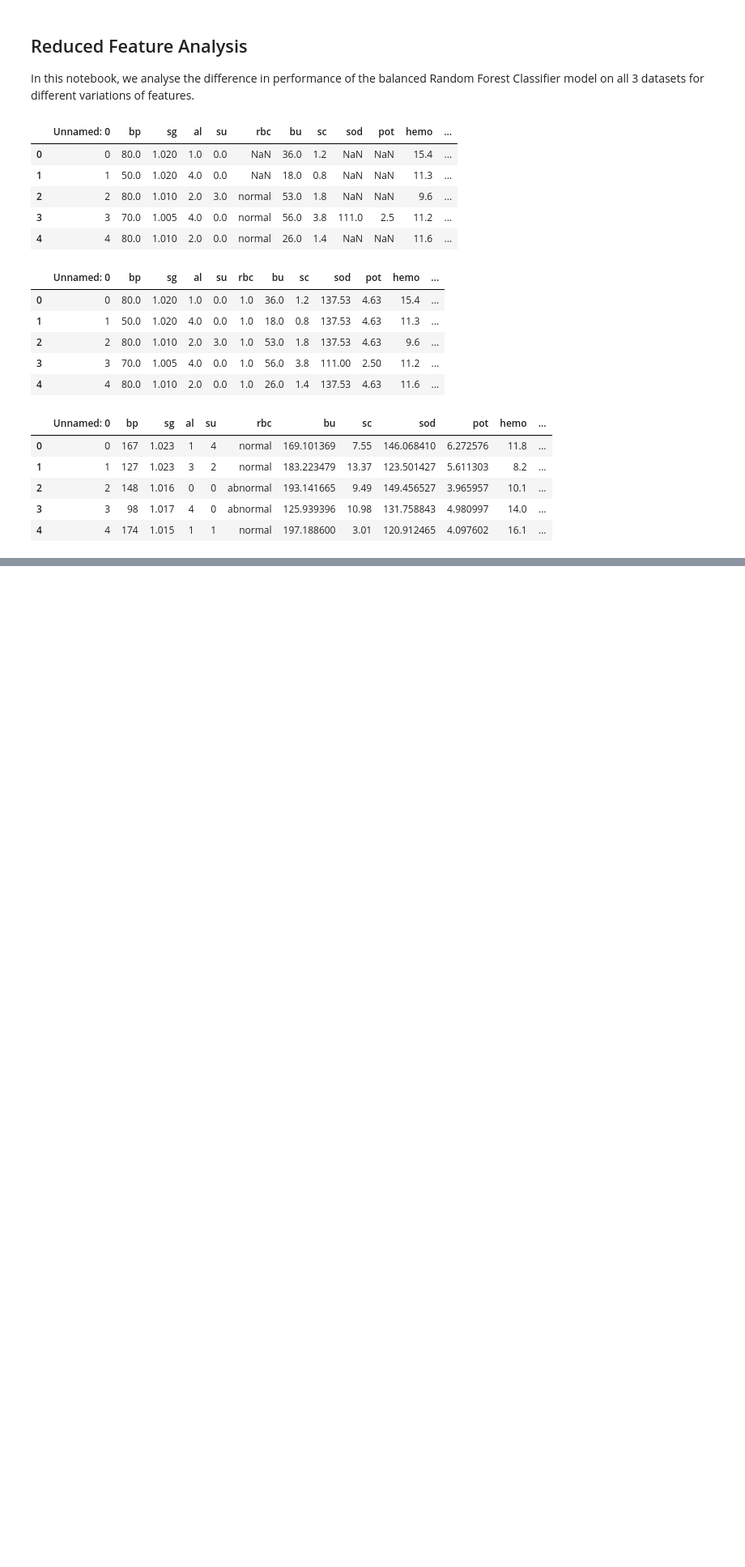
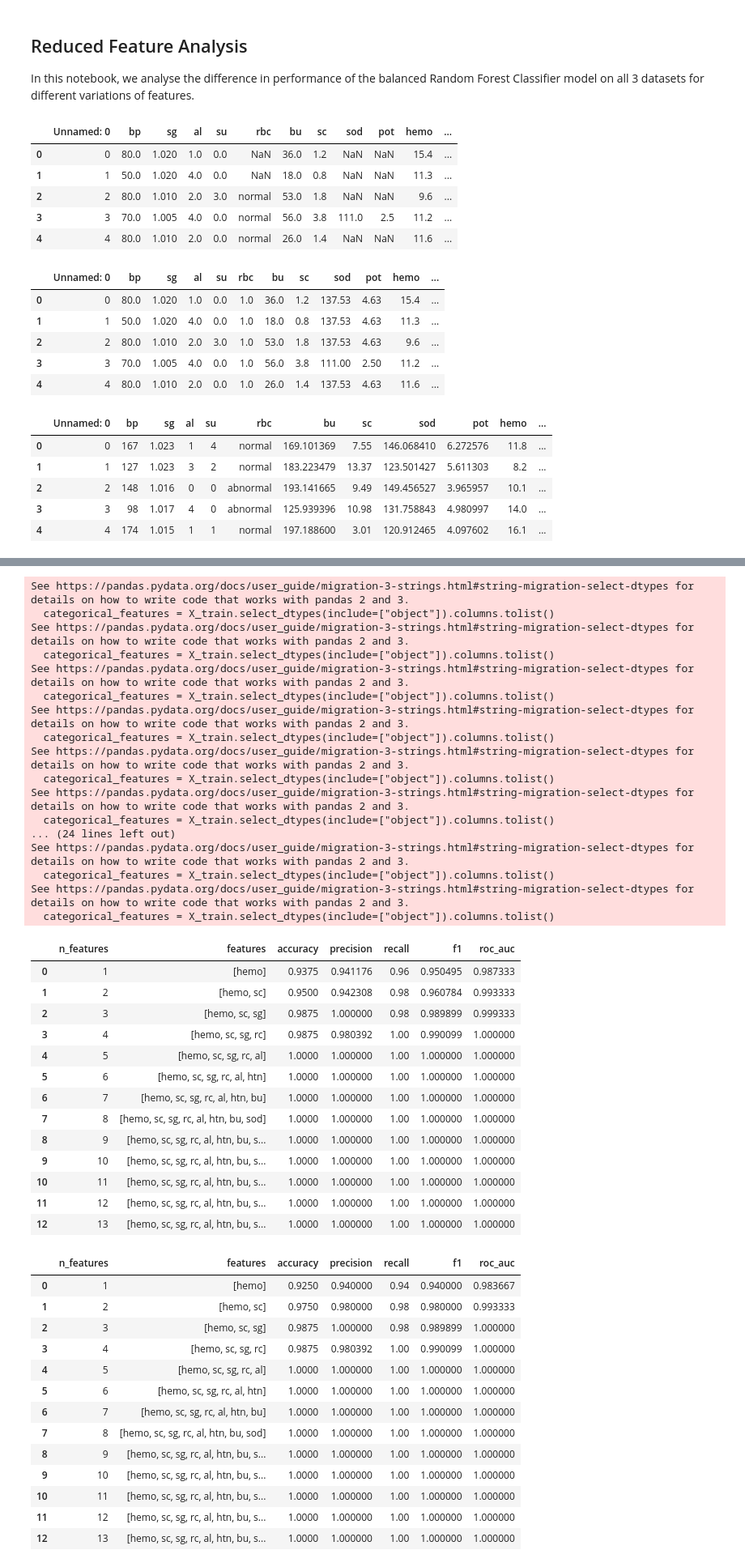
Before and after one commit to Group-16-Project/IntelSysProject, a Jupyter notebook: src/reduced_feature_analysis.ipynb, the cells around one changed output, grey strips where cells are left out. Shown at 81% size. Saved outputs shown, nothing was run; the diff lists cells and outputs as text; code cells hidden in the pictures; blank space fills up the shorter version.

```diff
--- a/src/reduced_feature_analysis.ipynb
+++ b/src/reduced_feature_analysis.ipynb
@@ -115 +167,13 @@ def evaluate_feature_subset(df, selected_features, random_state=42):
+# %%
+def build_feature_progression_tables(df, feature_sets):
+    unbalanced_results = [
+        evaluate_feature_subset_unbalanced(df, selected_features, random_state=42)
+        for selected_features in feature_sets
+    ]
+    balanced_results = [
+        evaluate_feature_subset_balanced(df, selected_features, random_state=42)
+        for selected_features in feature_sets
+    ]
+
+    return pd.DataFrame(unbalanced_results), pd.DataFrame(balanced_results)
 # %%
@@ -209,3 +216,58 @@ See https://pandas.pydata.org/docs/user_guide/migration-3-strings.html#string-mi
+# %%
+# Dataset 1 - Compare unbalanced and balanced models across gradually increasing feature sets
+
+dataset1_feature_sets = [f1, f2, f3, f4, f5, f6, f7, f8, f9, f10, f11, f12, f13]
+
+results_df_unbalanced, results_df = build_feature_progression_tables(df1, dataset1_feature_sets)
+
+display(results_df_unbalanced)
+display(results_df)
+# %% [output]
+See https://pandas.pydata.org/docs/user_guide/migration-3-strings.html#string-migration-select-dtypes for details on how to write code that works with pandas 2 and 3.
+  categorical_features = X_train.select_dtypes(include=["object"]).columns.tolist()
+See https://pandas.pydata.org/docs/user_guide/migration-3-strings.html#string-migration-select-dtypes for details on how to write code that works with pandas 2 and 3.
+  categorical_features = X_train.select_dtypes(include=["object"]).columns.tolist()
+See https://pandas.pydata.org/docs/user_guide/migration-3-strings.html#string-migration-select-dtypes for details on how to write code that works with pandas 2 and 3.
+  categorical_features = X_train.select_dtypes(include=["object"]).columns.tolist()
+See https://pandas.pydata.org/docs/user_guide/migration-3-strings.html#string-migration-select-dtypes for details on how to write code that works with pandas 2 and 3.
+  categorical_features = X_train.select_dtypes(include=["object"]).columns.tolist()
+See https://pandas.pydata.org/docs/user_guide/migration-3-strings.html#string-migration-select-dtypes for details on how to write code that works with pandas 2 and 3.
+  categorical_features = X_train.select_dtypes(include=["object"]).columns.tolist()
+See https://pandas.pydata.org/docs/user_guide/migration-3-strings.html#string-migration-select-dtypes for details on how to write code that works with pandas 2 and 3.
+  categorical_features = X_train.select_dtypes(include=["object"]).columns.tolist()
+... (24 lines left out)
+See https://pandas.pydata.org/docs/user_guide/migration-3-strings.html#string-migration-select-dtypes for details on how to write code that works with pandas 2 and 3.
+  categorical_features = X_train.select_dtypes(include=["object"]).columns.tolist()
+See https://pandas.pydata.org/docs/user_guide/migration-3-strings.html#string-migration-select-dtypes for details on how to write code that works with pandas 2 and 3.
+  categorical_features = X_train.select_dtypes(include=["object"]).columns.tolist()
+|  | n_features | features | accuracy | precision | recall | f1 | roc_auc |
+| 0 | 1 | [hemo] | 0.9375 | 0.941176 | 0.96 | 0.950495 | 0.987333 |
+| 1 | 2 | [hemo, sc] | 0.9500 | 0.942308 | 0.98 | 0.960784 | 0.993333 |
+| 2 | 3 | [hemo, sc, sg] | 0.9875 | 1.000000 | 0.98 | 0.989899 | 0.999333 |
+| 3 | 4 | [hemo, sc, sg, rc] | 0.9875 | 0.980392 | 1.00 | 0.990099 | 1.000000 |
+| 4 | 5 | [hemo, sc, sg, rc, al] | 1.0000 | 1.000000 | 1.00 | 1.000000 | 1.000000 |
+| 5 | 6 | [hemo, sc, sg, rc, al, htn] | 1.0000 | 1.000000 | 1.00 | 1.000000 | 1.000000 |
+| 6 | 7 | [hemo, sc, sg, rc, al, htn, bu] | 1.0000 | 1.000000 | 1.00 | 1.000000 | 1.000000 |
+| 7 | 8 | [hemo, sc, sg, rc, al, htn, bu, sod] | 1.0000 | 1.000000 | 1.00 | 1.000000 | 1.000000 |
+| 8 | 9 | [hemo, sc, sg, rc, al, htn, bu, s... | 1.0000 | 1.000000 | 1.00 | 1.000000 | 1.000000 |
+| 9 | 10 | [hemo, sc, sg, rc, al, htn, bu, s... | 1.0000 | 1.000000 | 1.00 | 1.000000 | 1.000000 |
+| 10 | 11 | [hemo, sc, sg, rc, al, htn, bu, s... | 1.0000 | 1.000000 | 1.00 | 1.000000 | 1.000000 |
+| 11 | 12 | [hemo, sc, sg, rc, al, htn, bu, s... | 1.0000 | 1.000000 | 1.00 | 1.000000 | 1.000000 |
+| 12 | 13 | [hemo, sc, sg, rc, al, htn, bu, s... | 1.0000 | 1.000000 | 1.00 | 1.000000 | 1.000000 |
+|  | n_features | features | accuracy | precision | recall | f1 | roc_auc |
+| 0 | 1 | [hemo] | 0.9250 | 0.940000 | 0.94 | 0.940000 | 0.983667 |
+| 1 | 2 | [hemo, sc] | 0.9750 | 0.980000 | 0.98 | 0.980000 | 0.993333 |
+| 2 | 3 | [hemo, sc, sg] | 0.9875 | 1.000000 | 0.98 | 0.989899 | 1.000000 |
+| 3 | 4 | [hemo, sc, sg, rc] | 0.9875 | 0.980392 | 1.00 | 0.990099 | 1.000000 |
+| 4 | 5 | [hemo, sc, sg, rc, al] | 1.0000 | 1.000000 | 1.00 | 1.000000 | 1.000000 |
+| 5 | 6 | [hemo, sc, sg, rc, al, htn] | 1.0000 | 1.000000 | 1.00 | 1.000000 | 1.000000 |
+| 6 | 7 | [hemo, sc, sg, rc, al, htn, bu] | 1.0000 | 1.000000 | 1.00 | 1.000000 | 1.000000 |
+| 7 | 8 | [hemo, sc, sg, rc, al, htn, bu, sod] | 1.0000 | 1.000000 | 1.00 | 1.000000 | 1.000000 |
+| 8 | 9 | [hemo, sc, sg, rc, al, htn, bu, s... | 1.0000 | 1.000000 | 1.00 | 1.000000 | 1.000000 |
+| 9 | 10 | [hemo, sc, sg, rc, al, htn, bu, s... | 1.0000 | 1.000000 | 1.00 | 1.000000 | 1.000000 |
+| 10 | 11 | [hemo, sc, sg, rc, al, htn, bu, s... | 1.0000 | 1.000000 | 1.00 | 1.000000 | 1.000000 |
+| 11 | 12 | [hemo, sc, sg, rc, al, htn, bu, s... | 1.0000 | 1.000000 | 1.00 | 1.000000 | 1.000000 |
+| 12 | 13 | [hemo, sc, sg, rc, al, htn, bu, s... | 1.0000 | 1.000000 | 1.00 | 1.000000 | 1.000000 |
 # %% [markdown]
 *Insights*
 
```
Also changed, not shown: parts of 17 cells of this notebook.
